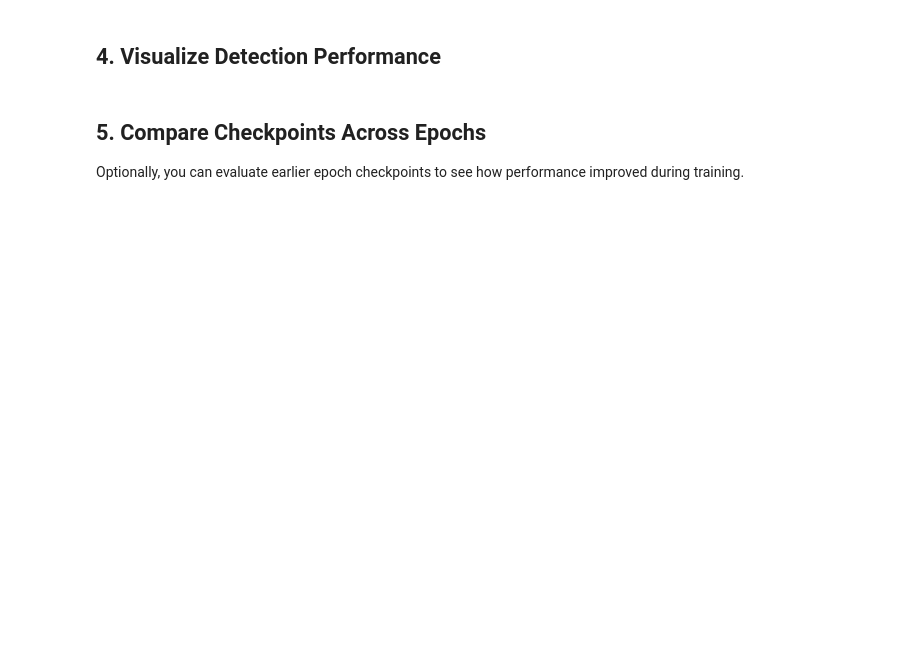
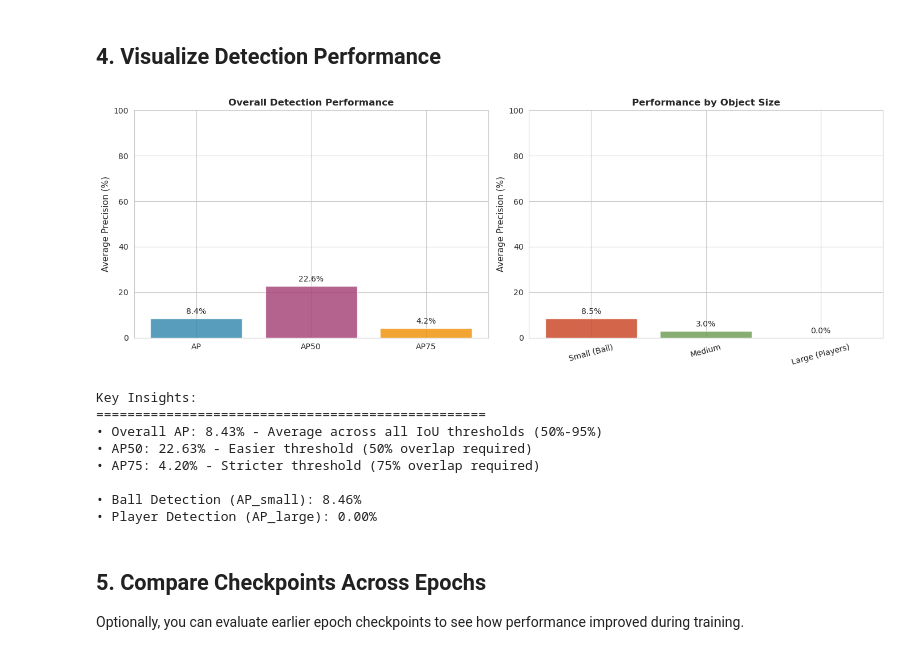
Before and after one commit to yash-patel-01/computervision_project, a Jupyter notebook: model_evaluation.ipynb, the cells around one changed output. Cells and saved outputs as stored; diff of their text form; code cells hidden in the pictures; blank space fills up the shorter version.

```diff
--- a/model_evaluation.ipynb
+++ b/model_evaluation.ipynb
@@ -88,7 +112,7 @@ if metrics:
     overall_metrics = ['AP', 'AP50', 'AP75']
     overall_values = [metrics[m] * 100 for m in overall_metrics]
     colors = ['#2E86AB', '#A23B72', '#F18F01']
-    ye
+
     ax1.bar(overall_metrics, overall_values, color=colors, alpha=0.8)
     ax1.set_ylabel('Average Precision (%)', fontsize=11)
     ax1.set_title('Overall Detection Performance', fontsize=12, fontweight='bold')
@@ -101,33 +125,43 @@ if metrics:
     size_labels = ['Small (Ball)', 'Medium', 'Large (Players)']
     size_values = [metrics[m] * 100 for m in size_metrics]
     colors2 = ['#C73E1D', '#6A994E', '#386FA4']
 
     ax2.bar(size_labels, size_values, color=colors2, alpha=0.8)
     ax2.set_ylabel('Average Precision (%)', fontsize=11)
     ax2.set_title('Performance by Object Size', fontsize=12, fontweight='bold')
     ax2.set_ylim([0, 100])
     ax2.tick_params(axis='x', rotation=15)
     for i, (label, val) in enumerate(zip(size_labels, size_values)):
         ax2.text(i, val + 2, f'{val:.1f}%', ha='center', fontsize=10)
 
     plt.tight_layout()
     plt.show()
 
     # Analysis
     print("\nKey Insights:")
     print("=" * 50)
     print(f"• Overall AP: {metrics['AP']*100:.2f}% - Average across all IoU thresholds (50%-95%)")
     print(f"• AP50: {metrics['AP50']*100:.2f}% - Easier threshold (50% overlap required)")
     print(f"• AP75: {metrics['AP75']*100:.2f}% - Stricter threshold (75% overlap required)")
     print(f"\n• Ball Detection (AP_small): {metrics['AP_small']*100:.2f}%")
     print(f"• Player Detection (AP_large): {metrics['AP_large']*100:.2f}%")
 
     if metrics['AP_small'] < metrics['AP_large']:
         print("\n⚠️ Ball detection is harder than player detection (expected - smaller objects)")
     if metrics['AP'] > 0.5:
         print("✅ Model shows good overall detection performance (AP > 50%)")
     if metrics['AP_small'] > 0.3:
         print("✅ Ball detection heuristic labeling was effective (AP_small > 30%)")
+# %% [output]
+[figure, added]
+Key Insights:
+==================================================
+• Overall AP: 8.43% - Average across all IoU thresholds (50%-95%)
+• AP50: 22.63% - Easier threshold (50% overlap required)
+• AP75: 4.20% - Stricter threshold (75% overlap required)
+
+• Ball Detection (AP_small): 8.46%
+• Player Detection (AP_large): 0.00%
 # %% [markdown]
 ## 5. Compare Checkpoints Across Epochs
 
```
Also changed, not shown: parts of 9 cells of this notebook, 6 other files.
